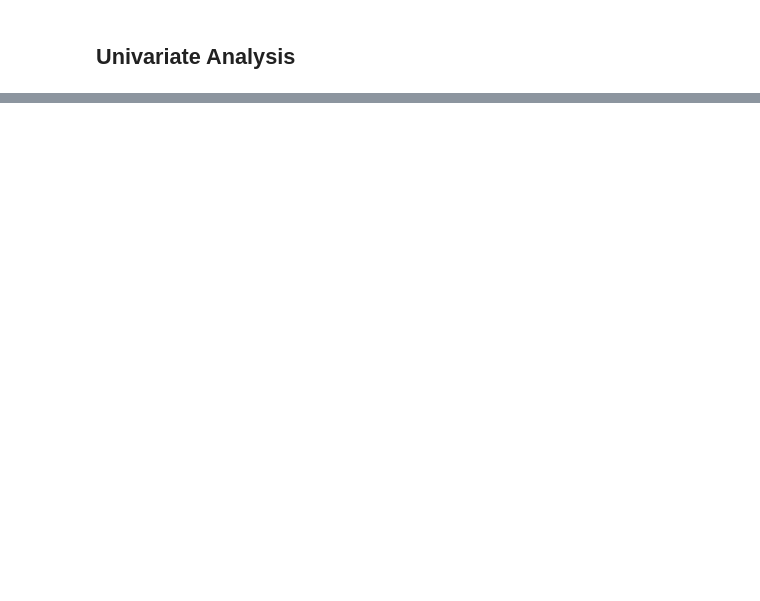
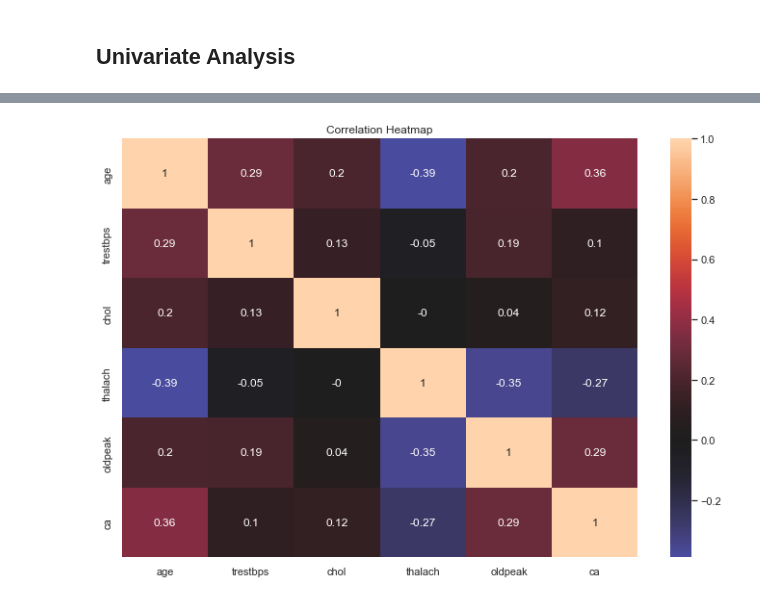
Before and after one commit to ajaydas/CodeExample, a Jupyter notebook: HeartDisease.ipynb, the cells around one changed output, grey strips where cells are left out. Cells and saved outputs as stored; diff of their text form; code cells hidden in the pictures; blank space fills up the shorter version.

```diff
--- a/HeartDisease.ipynb
+++ b/HeartDisease.ipynb
@@ -326,0 +389,6 @@ all_df.head()
+# %%
+# Creating list of column to select from the dataframe
+
+new_cat = ['sex1', 'cp1', 'fbs1', 'restecg1', 'exang1', 'slope1', 'thal1', 'num1']
+
+new_columns =  num + new_cat
@@ -546,0 +717,5 @@ pd.crosstab(index=all_df['disease'], columns=all_df['thal'], normalize='columns'
+# %%
+# Printing the correlation coefficient matrix
+
+corr = new_df[num].corr().round(2)
+print(corr)
@@ -546,0 +730,10 @@ pd.crosstab(index=all_df['disease'], columns=all_df['thal'], normalize='columns'
+# %%
+# Plotting the correlation coefficient matrix as heatmap
+
+fig= plt.figure(figsize=(12,8))
+ax = fig.add_subplot()
+sns.heatmap(corr, center=0.0, annot=True, ax=ax)
+ax.set_title(f'Correlation Heatmap')
+plt.show()
+# %% [output]
+[figure, added]
```
Also changed, not shown: parts of 76 cells of this notebook.
